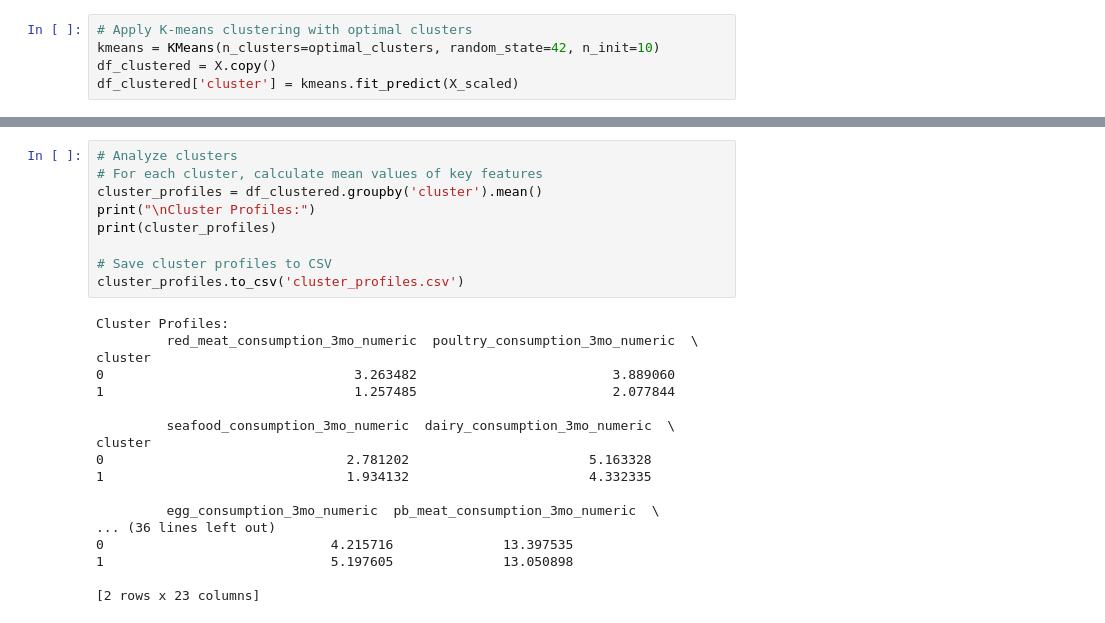
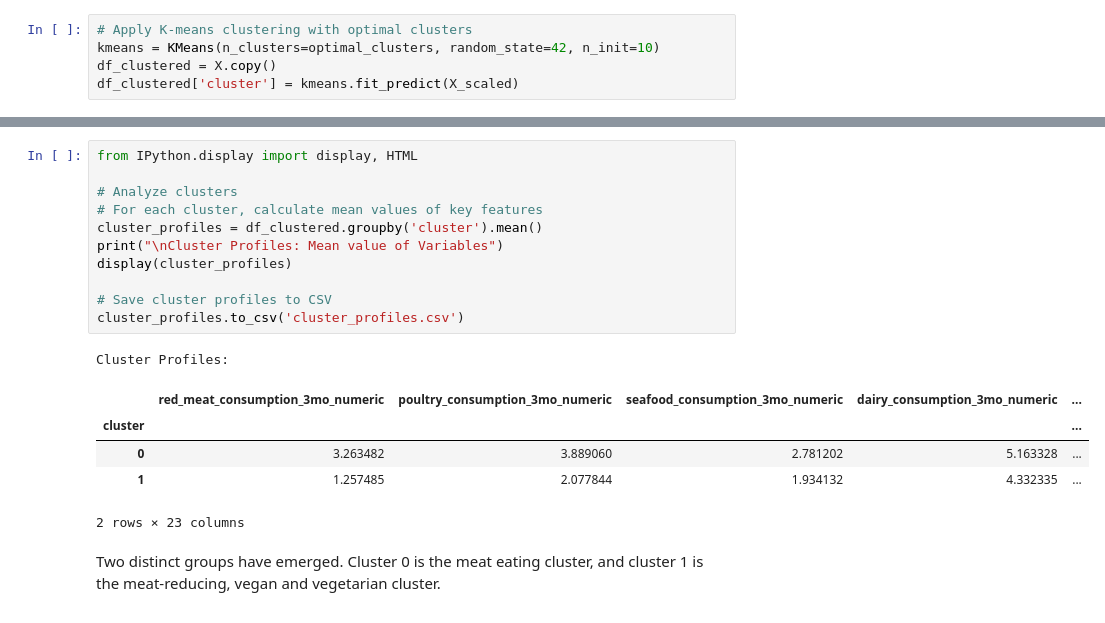
Before and after one commit to jessica-spencer/Bryant-Research-Animal-Welfare-Repo, a Jupyter notebook: clustering_1.ipynb, the cells around one changed output, grey strips where cells are left out. Drawn from its saved outputs; the diff is of its cells as text.

```diff
--- a/clustering_1.ipynb
+++ b/clustering_1.ipynb
@@ -123,30 +121,23 @@ plt.close()
 # %%
+from IPython.display import display, HTML
+
 # Analyze clusters
 # For each cluster, calculate mean values of key features
 cluster_profiles = df_clustered.groupby('cluster').mean()
-print("\nCluster Profiles:")
-print(cluster_profiles)
+print("\nCluster Profiles: Mean value of Variables")
+display(cluster_profiles)
 
 # Save cluster profiles to CSV
 cluster_profiles.to_csv('cluster_profiles.csv')
 # %% [output]
 Cluster Profiles:
-         red_meat_consumption_3mo_numeric  poultry_consumption_3mo_numeric  \
-cluster
-0                                3.263482                         3.889060
-1                                1.257485                         2.077844
-
-         seafood_consumption_3mo_numeric  dairy_consumption_3mo_numeric  \
-cluster
-0                               2.781202                       5.163328
-1                               1.934132                       4.332335
-
-         egg_consumption_3mo_numeric  pb_meat_consumption_3mo_numeric  \
-... (36 lines left out)
-0                             4.215716              13.397535
-1                             5.197605              13.050898
-
-[2 rows x 23 columns]
+|  | red_meat_consumption_3mo_numeric | poultry_consumption_3mo_numeric | seafood_consumption_3mo_numeric | dairy_consumption_3mo_numeric | ... |
+| cluster |  |  |  |  | ... |
+| 0 | 3.263482 | 3.889060 | 2.781202 | 5.163328 | ... |
+| 1 | 1.257485 | 2.077844 | 1.934132 | 4.332335 | ... |
+2 rows × 23 columns
+# %% [markdown]
+Two distinct groups have emerged. Cluster 0 is the meat eating cluster, and cluster 1 is the meat-reducing, vegan and vegetarian cluster.
 # %%
 # Radar chart to visualize cluster differences
 def radar_chart(cluster_profiles, category_names):
```
Also changed, not shown: parts of 11 cells of this notebook, 2 other files.
